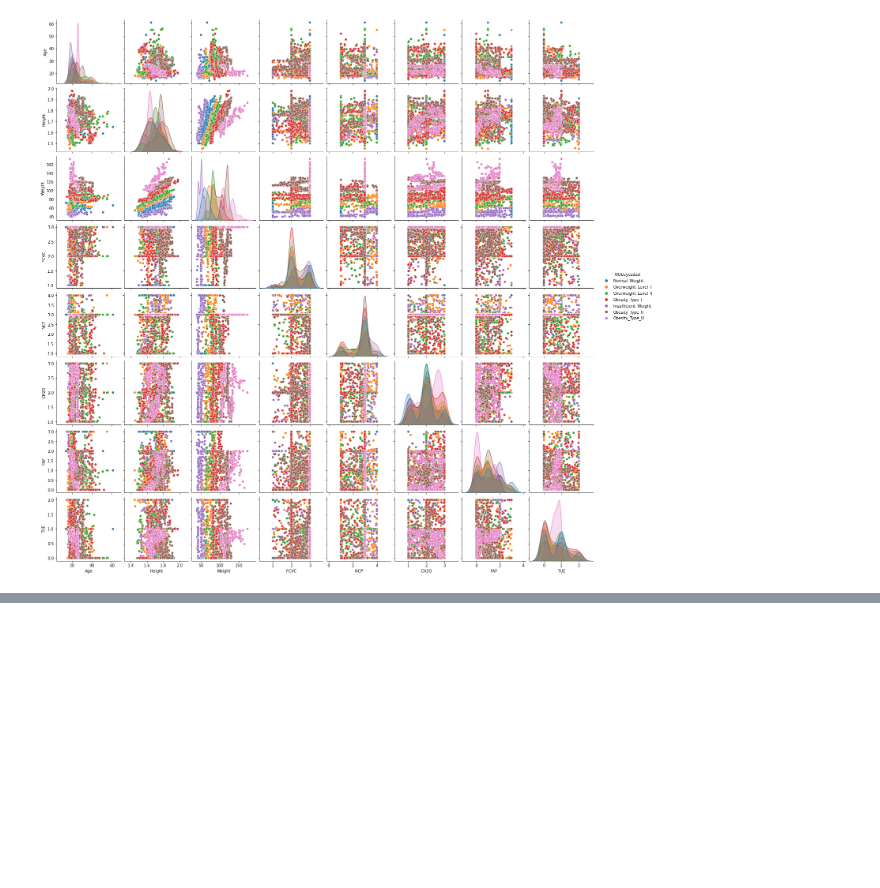
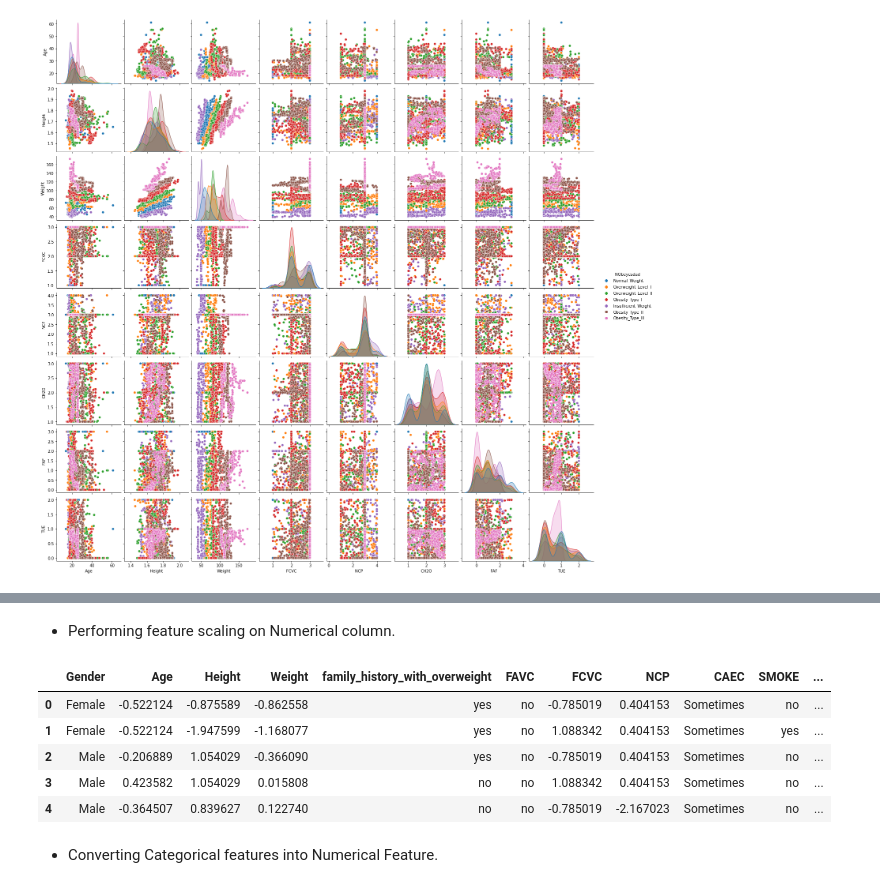
Before and after one commit to iamaakashpal/Placement-Assignment_Aakash_Pal, a Jupyter notebook: MACHINE LEARNING/2/2.ipynb, the cells around one changed output, grey strips where cells are left out. Cells and saved outputs as stored; diff of their text form; code cells hidden in the pictures; blank space fills up the shorter version.

```diff
--- a/MACHINE LEARNING/2/2.ipynb
+++ b/MACHINE LEARNING/2/2.ipynb
@@ -235,0 +245,2 @@ sns.pairplot(dataset,hue = 'NObeyesdad')
+# %% [markdown]
+- Performing feature scaling on Numerical column.
@@ -235,0 +250,14 @@ sns.pairplot(dataset,hue = 'NObeyesdad')
+# %%
+scaler = StandardScaler()
+dataset[numerical_features] = scaler.fit_transform(dataset[numerical_features])
+# %%
+dataset.head()      # Top  5 records of the dataset
+# %% [output]
+|  | Gender | Age | Height | Weight | family_history_with_overweight | FAVC | FCVC | NCP | CAEC | SMOKE | ... |
+| 0 | Female | -0.522124 | -0.875589 | -0.862558 | yes | no | -0.785019 | 0.404153 | Sometimes | no | ... |
+| 1 | Female | -0.522124 | -1.947599 | -1.168077 | yes | no | 1.088342 | 0.404153 | Sometimes | yes | ... |
+| 2 | Male | -0.206889 | 1.054029 | -0.366090 | yes | no | -0.785019 | 0.404153 | Sometimes | no | ... |
+| 3 | Male | 0.423582 | 1.054029 | 0.015808 | no | no | 1.088342 | 0.404153 | Sometimes | no | ... |
+| 4 | Male | -0.364507 | 0.839627 | 0.122740 | no | no | -0.785019 | -2.167023 | Sometimes | no | ... |
+# %% [markdown]
+- Converting Categorical features into Numerical Feature.
```
Also changed, not shown: parts of 5 cells of this notebook.
